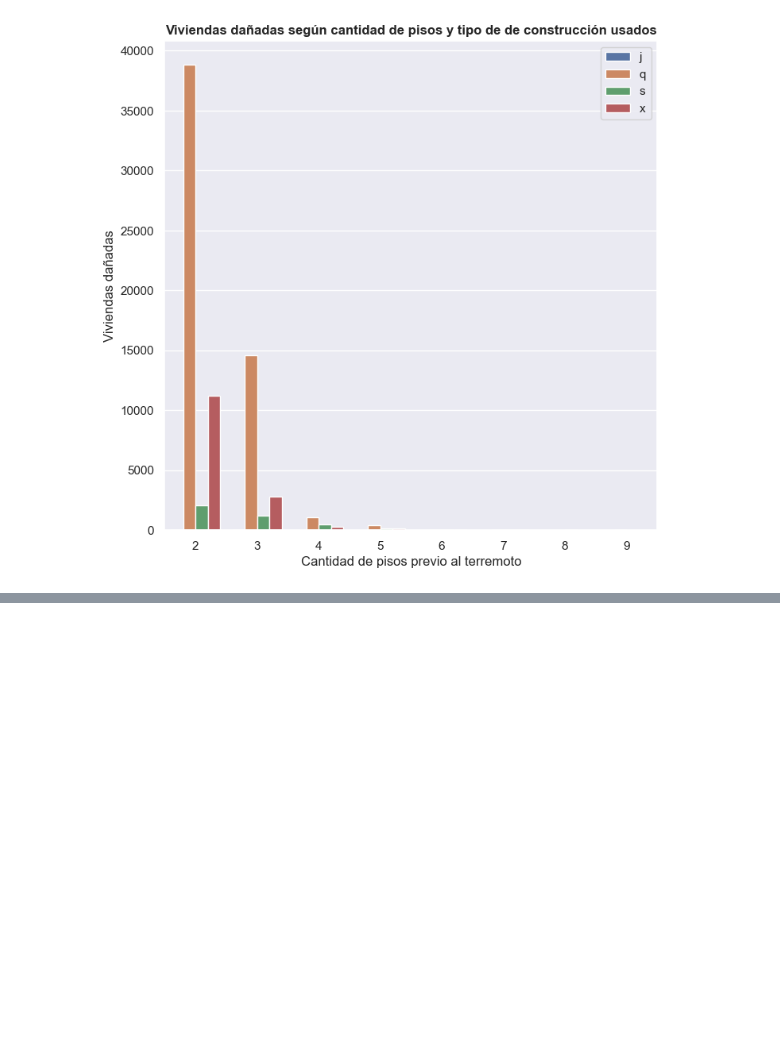
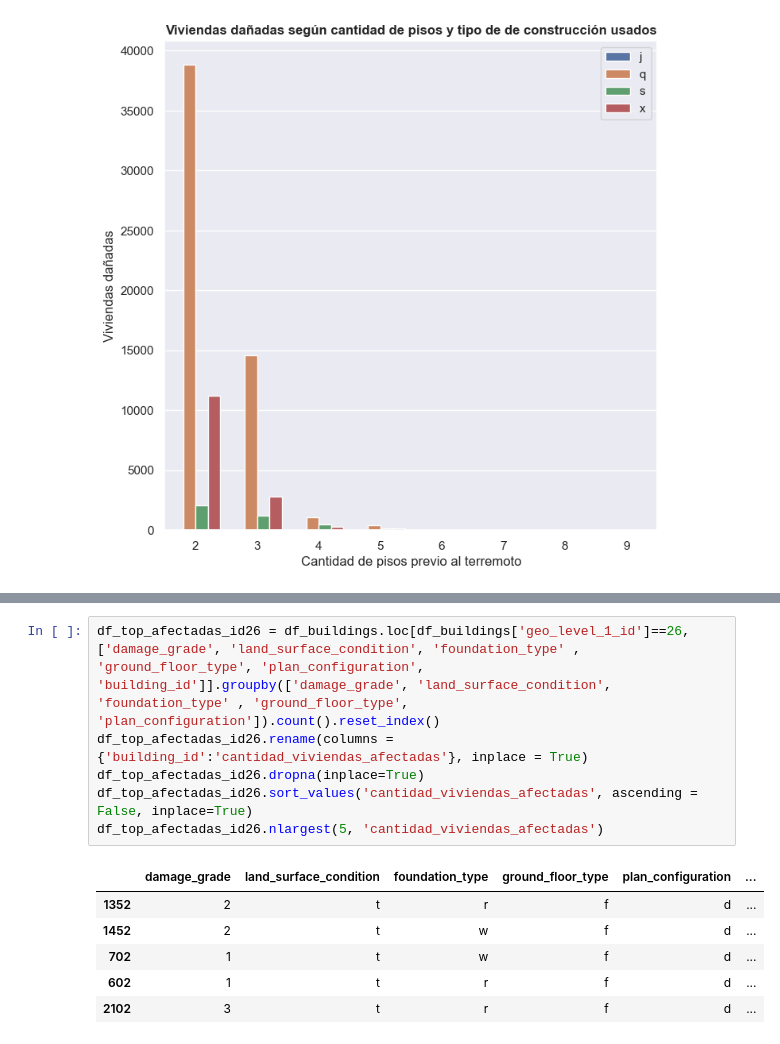
Before and after one commit to FacuMastri/richters-predictor-earthquake, a Jupyter notebook: tp1/2-analisis-exploratorio.ipynb, the cells around one changed output, grey strips where cells are left out. Saved outputs shown, nothing was run; the diff lists cells and outputs as text; blank space fills up the shorter version.

```diff
--- a/tp1/2-analisis-exploratorio.ipynb
+++ b/tp1/2-analisis-exploratorio.ipynb
@@ -832,0 +877,13 @@ plt.legend(loc='upper right')
+# %%
+df_top_afectadas_id26 = df_buildings.loc[df_buildings['geo_level_1_id']==26, ['damage_grade', 'land_surface_condition', 'foundation_type' , 'ground_floor_type', 'plan_configuration', 'building_id']].groupby(['damage_grade', 'land_surface_condition', 'foundation_type' , 'ground_floor_type', 'plan_configuration']).count().reset_index()
+df_top_afectadas_id26.rename(columns = {'building_id':'cantidad_viviendas_afectadas'}, inplace = True)
+df_top_afectadas_id26.dropna(inplace=True)
+df_top_afectadas_id26.sort_values('cantidad_viviendas_afectadas', ascending = False, inplace=True)
+df_top_afectadas_id26.nlargest(5, 'cantidad_viviendas_afectadas')
+# %% [output]
+|  | damage_grade | land_surface_condition | foundation_type | ground_floor_type | plan_configuration | ... |
+| 1352 | 2 | t | r | f | d | ... |
+| 1452 | 2 | t | w | f | d | ... |
+| 702 | 1 | t | w | f | d | ... |
+| 602 | 1 | t | r | f | d | ... |
+| 2102 | 3 | t | r | f | d | ... |
```
Also changed, not shown: parts of 7 cells of this notebook.
